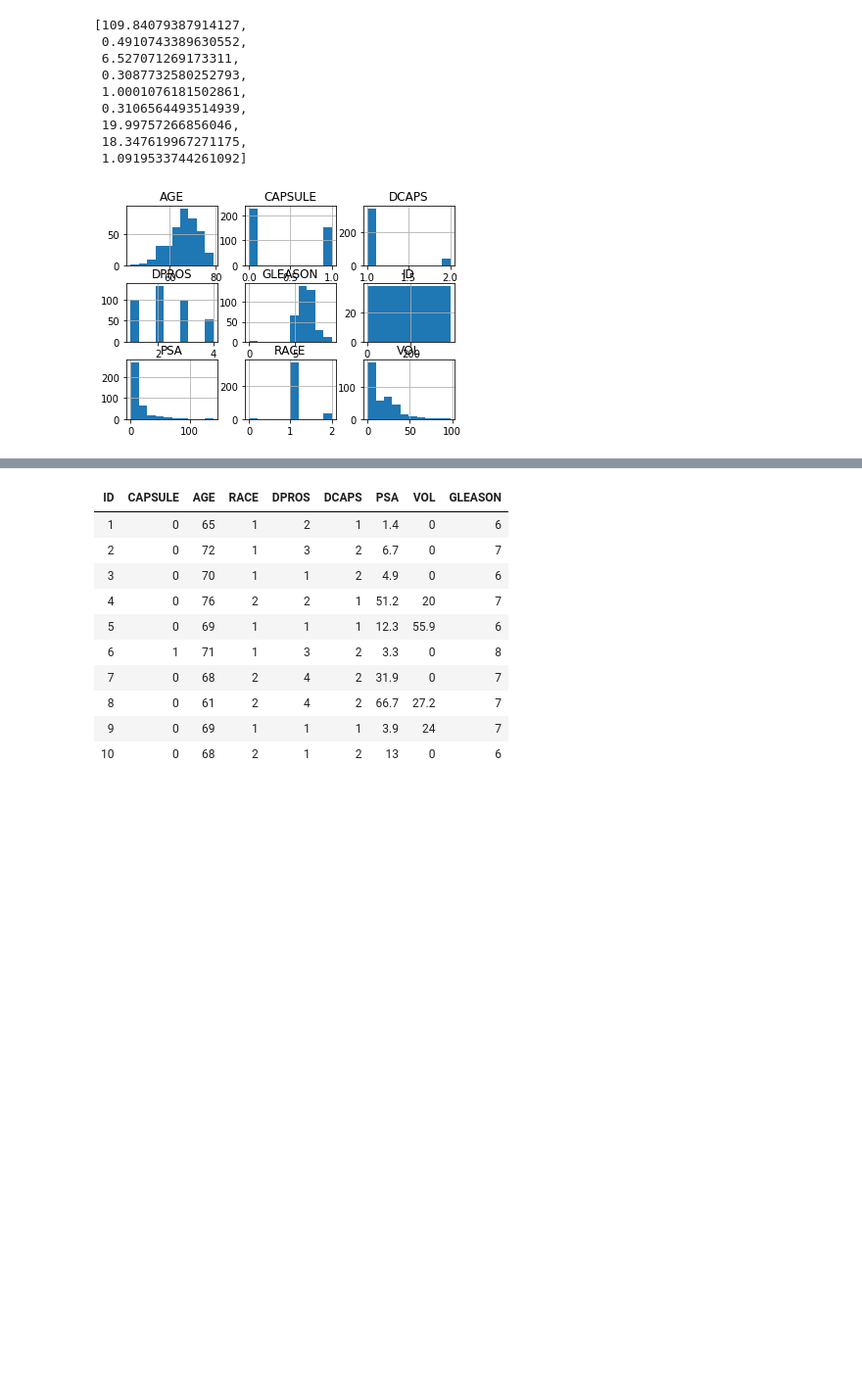
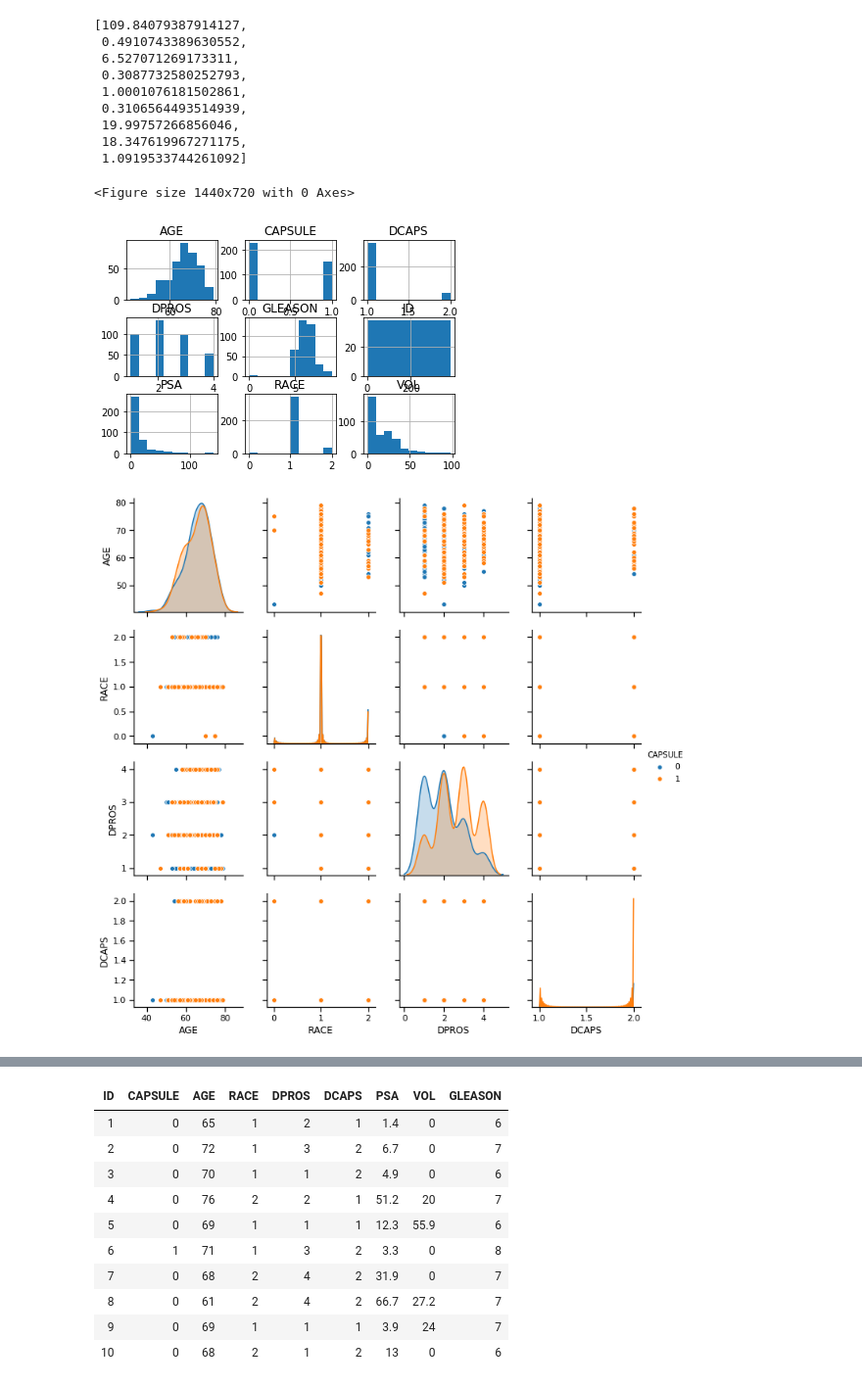
Before and after one commit to davidwhiting/aquarium_h2o3_sw, a Jupyter notebook: contents/develop/working/prostate/prostate_full_modeling_exercise_prerun.ipynb, the cells around one changed output, grey strips where cells are left out. Shown: that part at 98% size. Saved outputs shown, nothing was run; the diff lists cells and outputs as text; code cells hidden in the pictures; blank space fills up the shorter version.

```diff
--- a/contents/develop/working/prostate/prostate_full_modeling_exercise_prerun.ipynb
+++ b/contents/develop/working/prostate/prostate_full_modeling_exercise_prerun.ipynb
@@ -178,7 +212,20 @@ df.sd()
 %matplotlib inline
 
 import pylab as pl
+pl.figure(figsize=(20,10))
 df.as_data_frame().hist()
 pl.show()
 # %% [output]
+<Figure size 1440x720 with 0 Axes>
 [figure]
+# %%
+import matplotlib.pyplot as plt
+plt.rcParams['figure.figsize'] = (12, 12)
+
+import seaborn as sns
+sns.set_context("notebook")
+
+sns.pairplot(df.as_data_frame(), vars=["AGE" , "RACE", "DPROS", "DCAPS"], hue="CAPSULE");
+plt.show()
+# %% [output]
+[figure, added]
```
Also changed, not shown: parts of 11 cells of this notebook, 1 other file.
